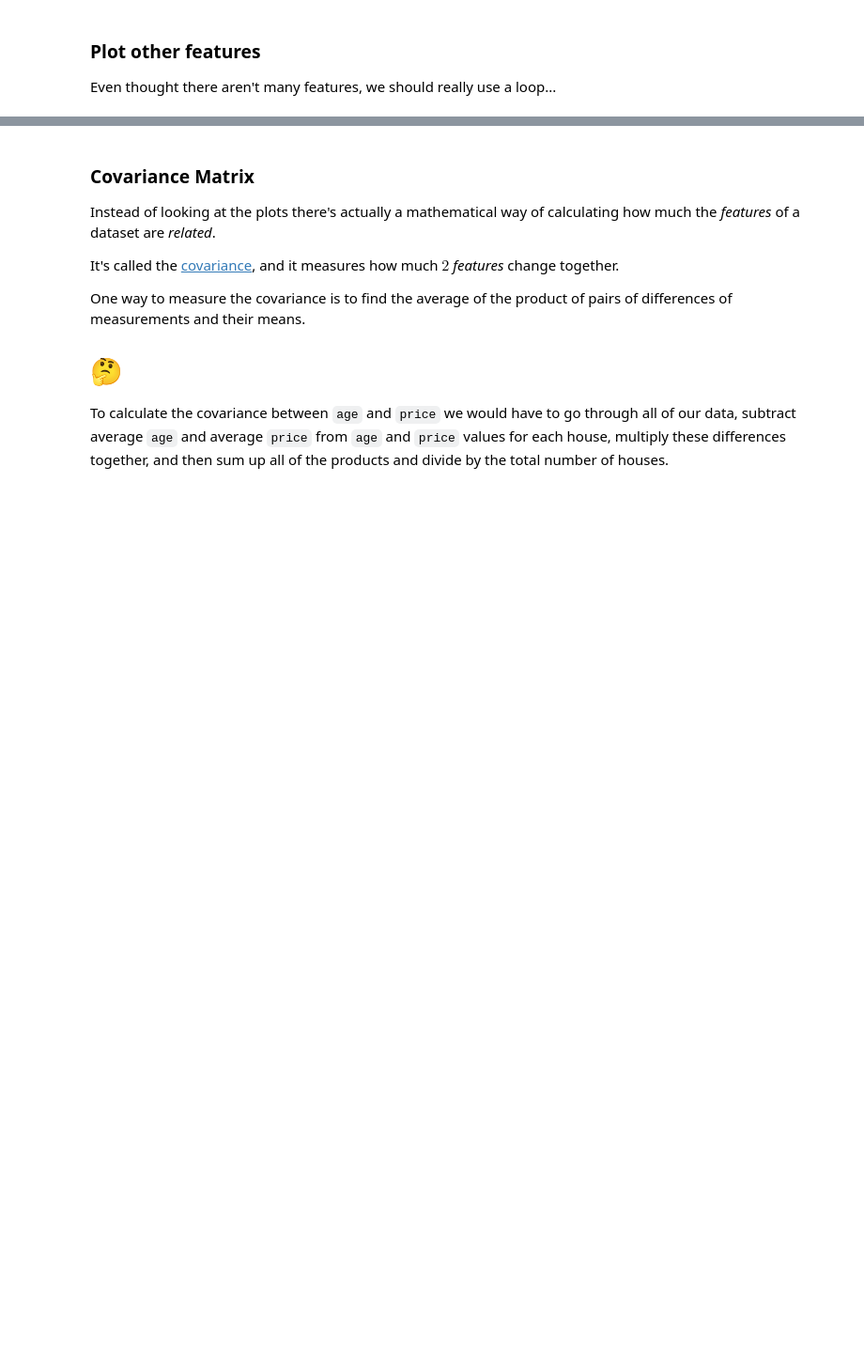
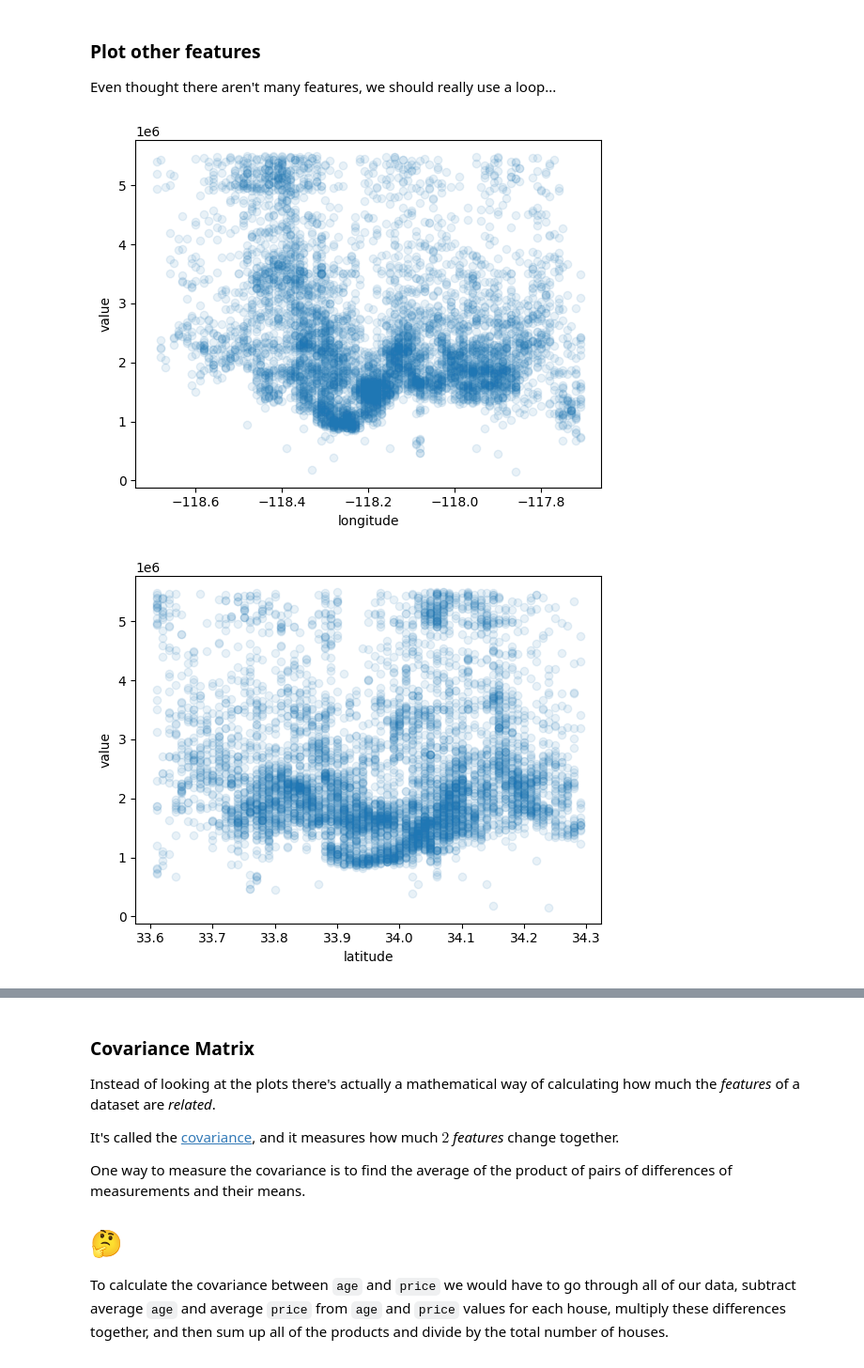
Before and after one commit to takuman-parsons-ml/WK05, a Jupyter notebook: WK05.ipynb, the cells around one changed output, grey strips where cells are left out. Shown at 94% size. Cells and saved outputs as stored; diff of their text form; code cells hidden in the pictures; blank space fills up the shorter version.

```diff
--- a/WK05.ipynb
+++ b/WK05.ipynb
@@ -255,3 +388,11 @@ plt.show()
 Even thought there aren't many features, we should really use a loop...
 # %%
 # TODO: use a loop to plot ALL features compared to price
+for column in houses_df.columns:
+    plt.scatter(houses_df[column], houses_df["value"], alpha=.1)
+    plt.xlabel(column)
+    plt.ylabel("value")
+    plt.show()
+# %% [output]
+[figure, added]
+[figure, added]
```
Also changed, not shown: parts of 38 cells of this notebook.
